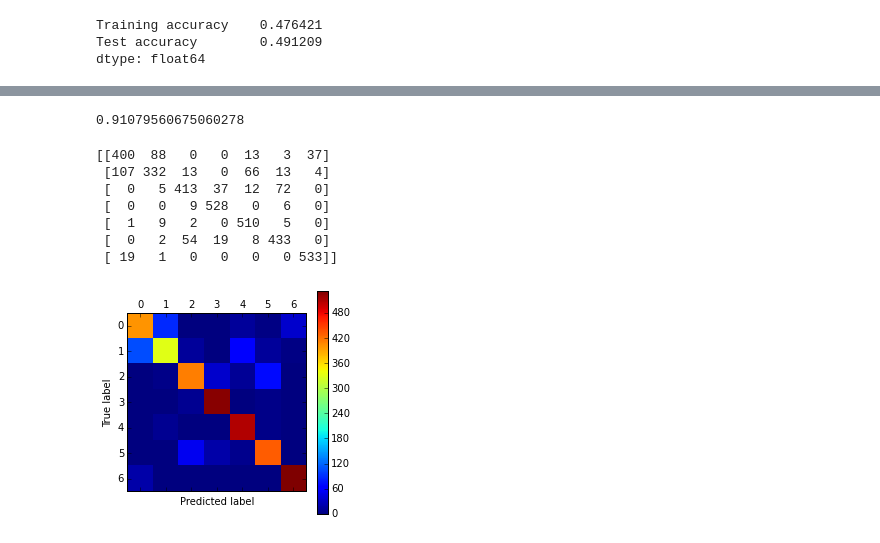
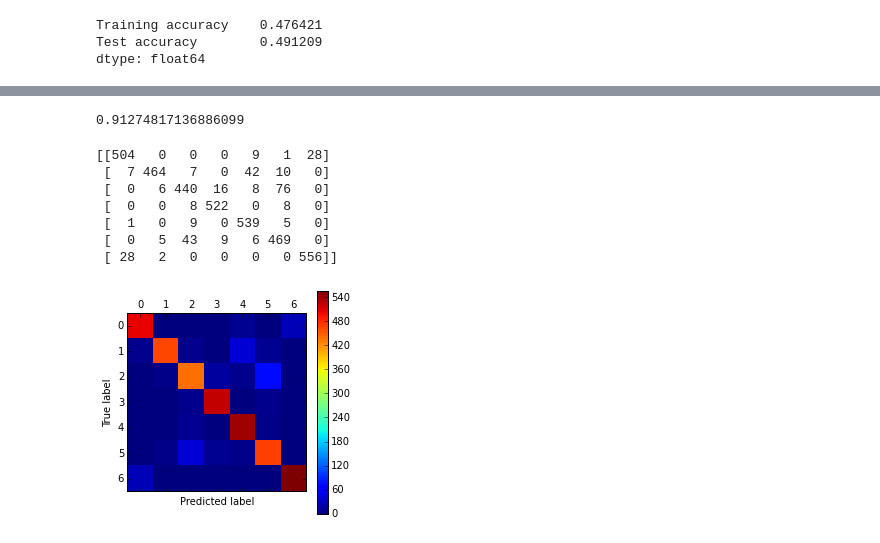
Before and after one commit to pemj/cis572, a Jupyter notebook: code/Forest Cover Analysis.ipynb, the cells around one changed output, grey strips where cells are left out. Cells and saved outputs as stored; diff of their text form; code cells hidden in the pictures.

```diff
--- a/code/Forest Cover Analysis.ipynb
+++ b/code/Forest Cover Analysis.ipynb
@@ -35,7 +35,11 @@ df['Aspect2'] = df.Aspect.map(r)
 df.ix[df.Hillshade_3pm==0, 'Hillshade_3pm'] = df.Hillshade_3pm.median()
 df['is_train'] = np.random.uniform(0, 1, len(df)) <= .75
 train, validation = df[df['is_train']==True], df[df['is_train']==False]
-one_two = df[(df['Cover_Type']<3)]
+one_two_five = df[(df['Cover_Type']<3)]
+#one_two_five = one_two_five[(one_two_five['Cover_Type']!=3)]
+#one_two_five = one_two_five[(one_two_five['Cover_Type']!=4)]
+#one_two = one_two_five[(one_two_five['Cover_Type']!=5)]
+#two_five = one_two_five[(one_two_five['Cover_Type']!=1)]
 test = pd.read_csv('../data/covtype.data')
 test['Id'] = range(1, len(test)+1)
 test['is_train'] = False
@@ -238,9 +243,17 @@ Test accuracy        0.817841
 dtype: float64
 # %%
+y_otf = one_two_five['Cover_Type']
+x_otf = one_two_five[features]
+y_ot = one_two['Cover_Type']
+x_ot = one_two[features]
+y_tf = two_five['Cover_Type']
+x_tf = two_five[features]
 svm_predict = svm_fitted.predict(scaled_validation2)
 gbm_predict = gbm.predict(X_validation)
 nn_predict = neighbor_fitted.predict(scaled_validation)
+otf_predict = clf.fit(x_one, y_one).predict(X_validation)
 ot_predict = clf.fit(x_one, y_one).predict(X_validation)
+tf_predict = clf.fit(x_one, y_one).predict(X_validation)
 voted_predict = []
 for i in range(0,len(svm_predict)):
     a = np.array([svm_predict[i], nn_predict[i], gbm_predict[i]])
@@ -249,25 +262,30 @@ for i in range(0,len(svm_predict)):
     ret = values[ind]
     if ret==1 or ret==2:
         ret = ot_predict[i]
+    #elif ret==5:
+    #    ret = tf_predict[i]
+    #elif ret==2:
+    #    ret = otf_predict[i]
     voted_predict.append(ret)
 
 accuracy_score(y_validation, voted_predict)
 # %% [output]
-0.91079560675060278
+0.91274817136886099
 # %%
-cm = confusion_matrix(y_validation, nn_predict)
+from sklearn.metrics import confusion_matrix
+cm = confusion_matrix(y_validation, voted_predict)
 print(cm)
 plt.matshow(cm)
 plt.colorbar()
 plt.ylabel('True label')
 plt.xlabel('Predicted label')
 plt.show()
 # %% [output]
-[[400  88   0   0  13   3  37]
- [107 332  13   0  66  13   4]
- [  0   5 413  37  12  72   0]
- [  0   0   9 528   0   6   0]
- [  1   9   2   0 510   5   0]
- [  0   2  54  19   8 433   0]
- [ 19   1   0   0   0   0 533]]
+[[504   0   0   0   9   1  28]
+ [  7 464   7   0  42  10   0]
+ [  0   6 440  16   8  76   0]
+ [  0   0   8 522   0   8   0]
+ [  1   0   9   0 539   5   0]
+ [  0   5  43   9   6 469   0]
+ [ 28   2   0   0   0   0 556]]
-[figure, old version]
+[figure, new version]
```
Also changed, not shown: parts of 8 cells of this notebook, 2 other files.
